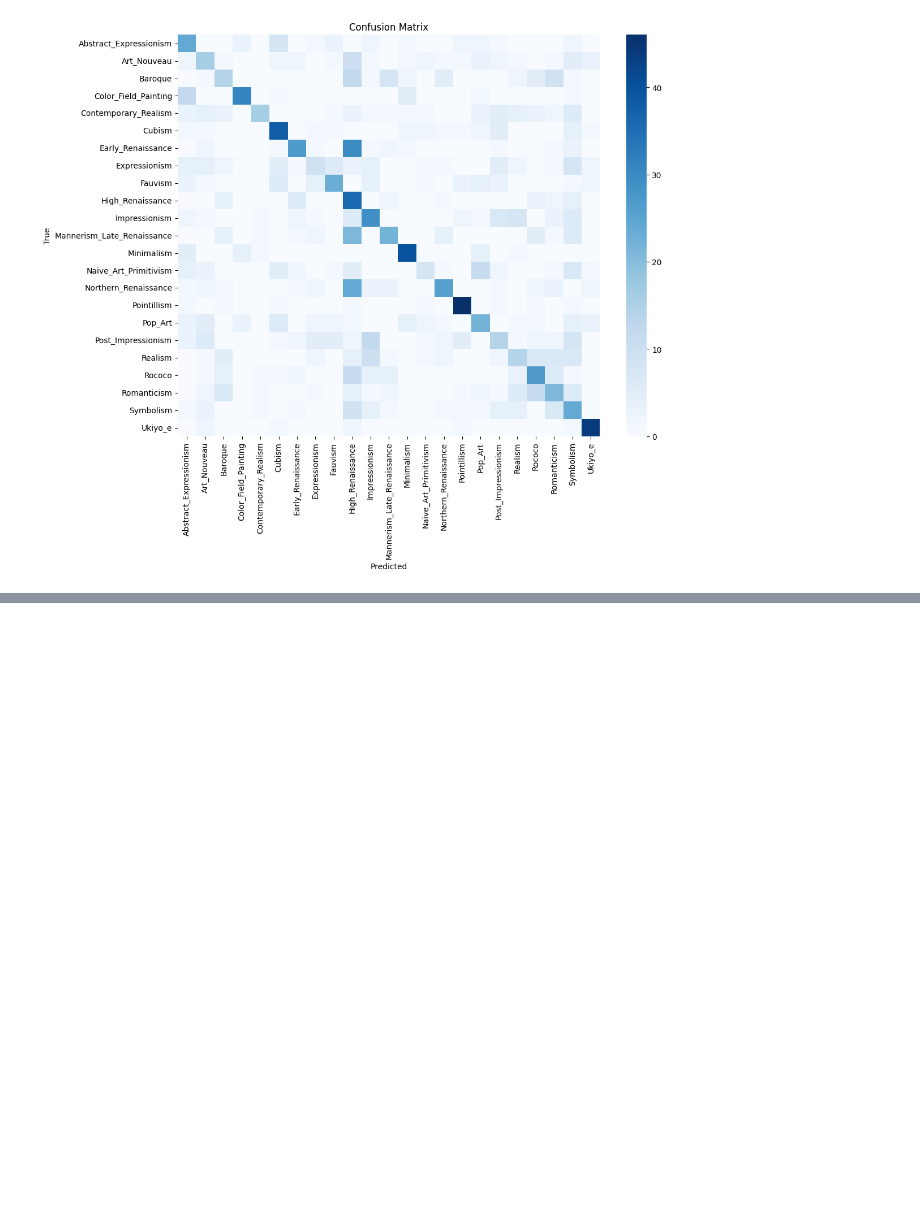
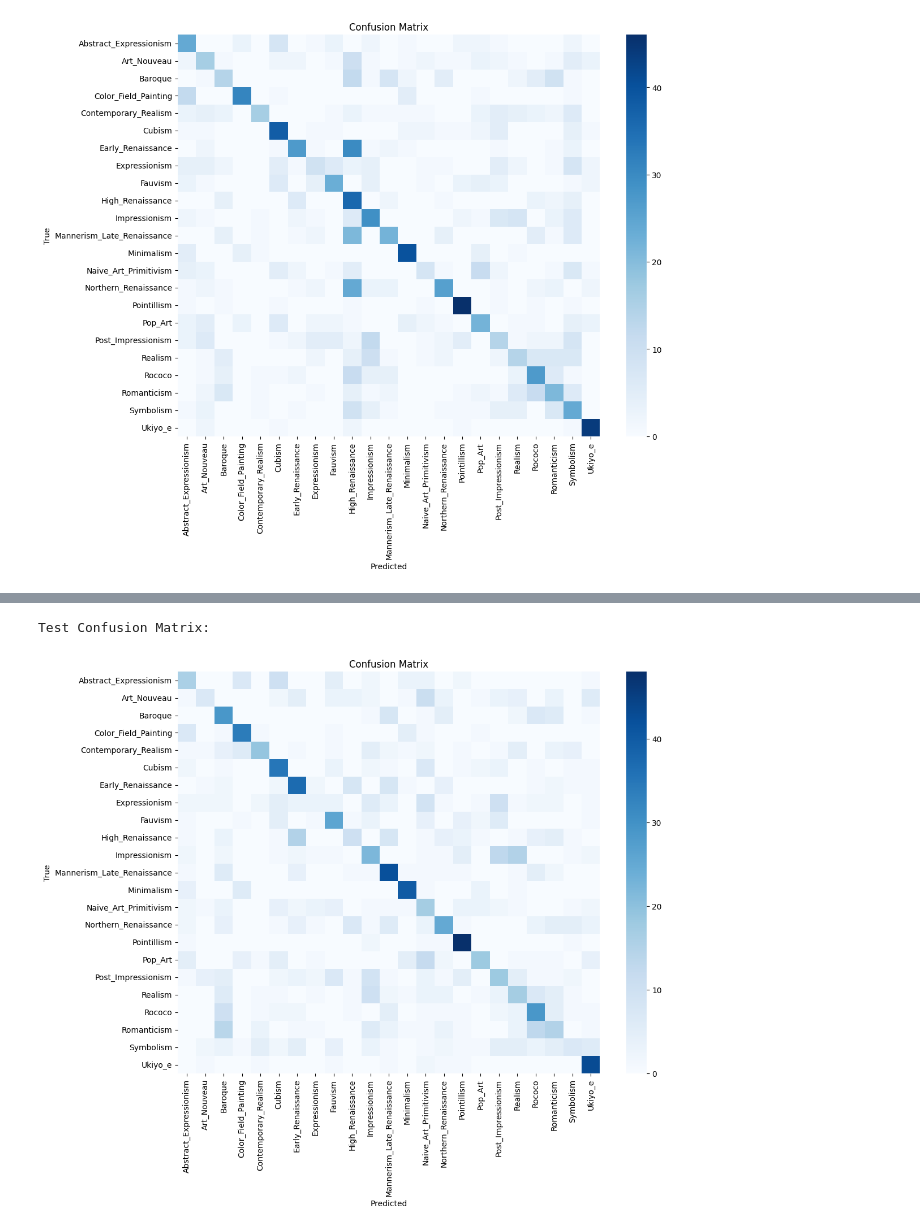
Before and after one commit to julietteabalain-cloud/Reconnaissance-de-mouvement-artistique, a Jupyter notebook: notebooks/5_DL_Archi_MobileNet.ipynb, the cells around one changed output, grey strips where cells are left out. Cells and saved outputs as stored; diff of their text form; code cells hidden in the pictures; blank space fills up the shorter version.

```diff
--- a/notebooks/5_DL_Archi_MobileNet.ipynb
+++ b/notebooks/5_DL_Archi_MobileNet.ipynb
@@ -372,0 +512,8 @@ Test Confusion Matrix:
+# %%
+best_model_weights = model_mn.state_dict()
+
+test_acc, test_cm, report = evaluate_model(model_mn, test_loader, device)
+
+print(f"Test Accuracy: {test_acc:.3f}")
+print("Classification Report:")
+print(report)
@@ -372,0 +538,6 @@ Test Confusion Matrix:
+# %%
+print("Test Confusion Matrix:")
+plot_confusion_matrix(test_cm, class_names)
+# %% [output]
+Test Confusion Matrix:
+[figure, added]
```
Also changed, not shown: parts of 12 cells of this notebook.
